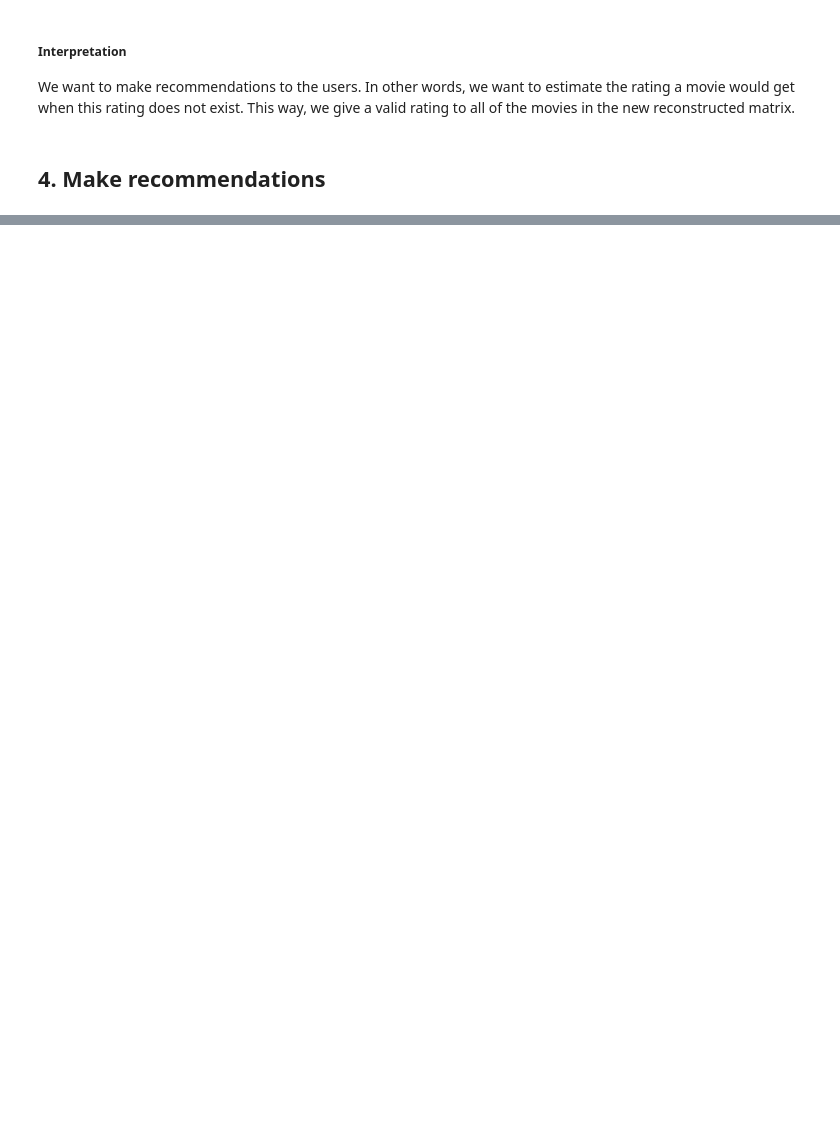
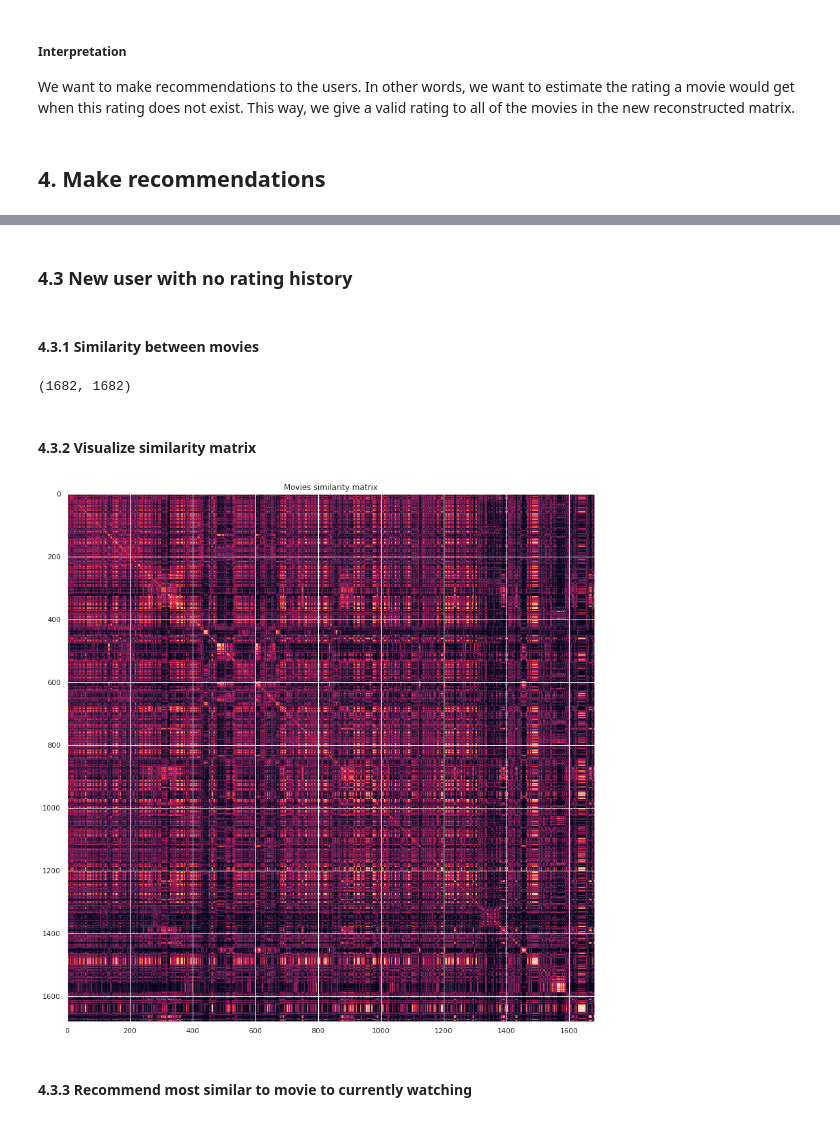
Before and after one commit to jorisguerin/clusteringLectures, a Jupyter notebook: TP_movielens.ipynb, the cells around one changed output, grey strips where cells are left out. Cells and saved outputs as stored; diff of their text form; code cells hidden in the pictures; blank space fills up the shorter version.

```diff
--- a/TP_movielens.ipynb
+++ b/TP_movielens.ipynb
@@ -283,9 +455,26 @@ for i in range(n_recommendations):
+# %% [markdown]
+### 4.3 New user with no rating history
+# %% [markdown]
+#### 4.3.1 Similarity between movies
 # %%
 from sklearn.metrics.pairwise import cosine_similarity
 
 movies_sim = cosine_similarity(H.T)
-plt.imshow(movies_sim)
-plt.show()
+
+print(movies_sim.shape)
+# %% [output]
+(1682, 1682)
+# %% [markdown]
+#### 4.3.2 Visualize similarity matrix
+# %%
+plt.figure(figsize=(15,15))
+plt.imshow(movies_sim)
+plt.title("Movies similarity matrix")
+plt.show()
+# %% [output]
+[figure, added]
+# %% [markdown]
+#### 4.3.3 Recommend most similar to movie to currently watching
 # %%
 n_recommendations = 5
 
```
Also changed, not shown: parts of 39 cells of this notebook, 1 other file.
